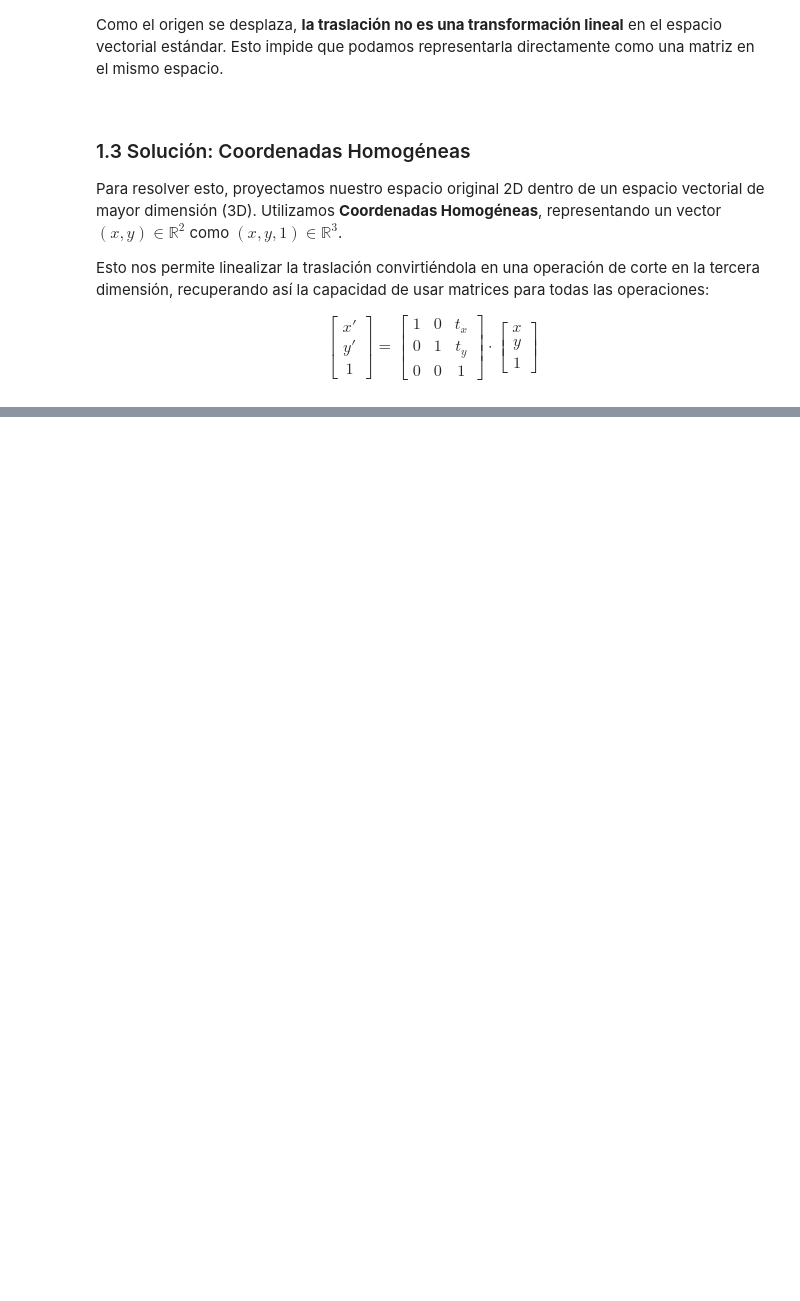
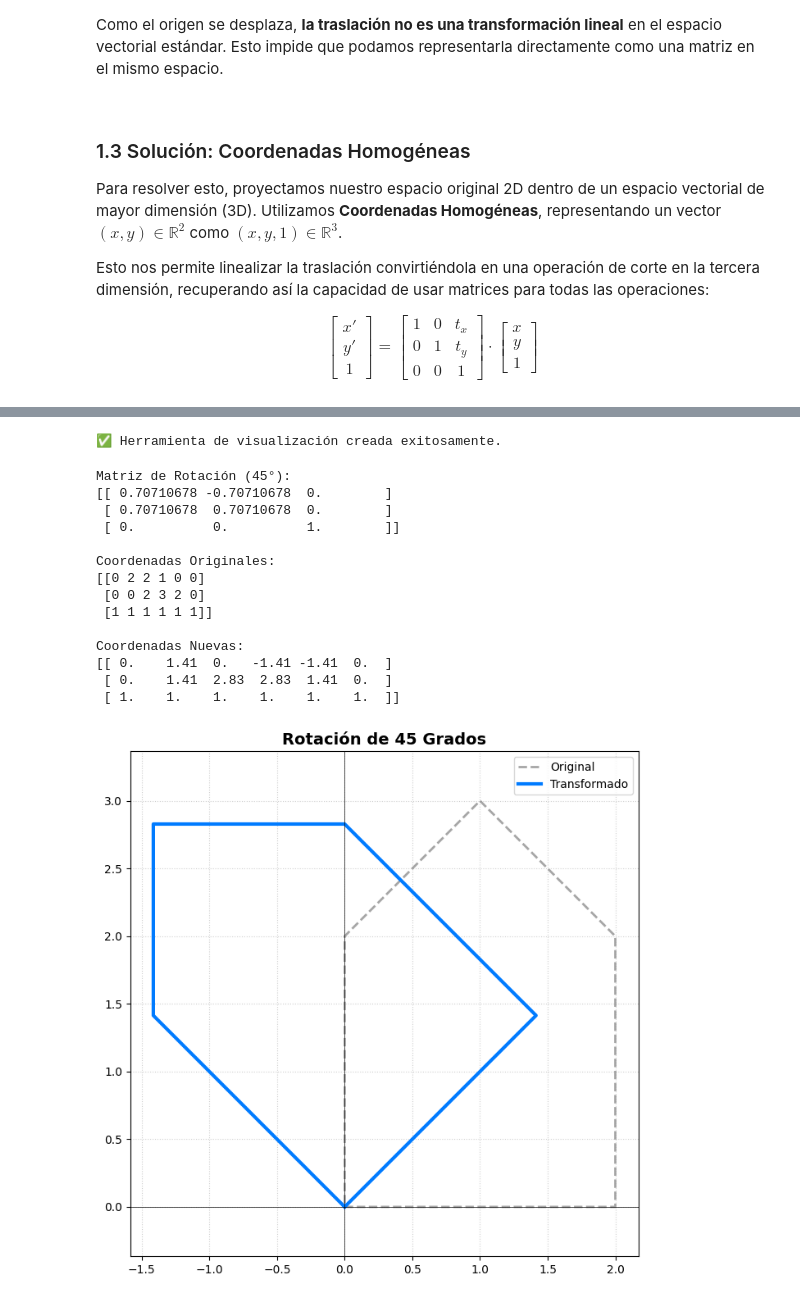
Before and after one commit to cbermell/Proyecto-Algebra-Lineal, a Jupyter notebook: Proyecto_Algebra_Lineal.ipynb, the cells around one changed output, grey strips where cells are left out. Cells and saved outputs as stored; diff of their text form; code cells hidden in the pictures; blank space fills up the shorter version.

```diff
--- a/Proyecto_Algebra_Lineal.ipynb
+++ b/Proyecto_Algebra_Lineal.ipynb
@@ -160,0 +246,13 @@ $$
+# %%
+'''
+1. DEFINICIÓN DEL OBJETO BASE (LA CASA)
+Matriz P de 3 filas x 6 columnas (repetimos el punto inicial al final para cerrar el dibujo)
+Fila 0: Coordenadas X
+Fila 1: Coordenadas Y
+Fila 2: Componente Homogéneo (siempre 1)
+'''
+P_casa = np.array([
+    [0, 2, 2, 1, 0, 0],  # X
+    [0, 0, 2, 3, 2, 0],  # Y
+    [1, 1, 1, 1, 1, 1]   # w (homogéneo)
+])
@@ -160,0 +341,65 @@ $$
+# %%
+def graficar_transformacion(P_original, P_transformada, titulo="Transformación Lineal"):
+    """
+    Función auxiliar para visualizar el objeto antes y después de la transformación.
+    """
+    plt.figure(figsize=(8, 8))
+
+    # 1. Graficar Objeto ORIGINAL (Línea punteada gris)
+    # Extraemos fila 0 (x) y fila 1 (y)
+    plt.plot(P_original[0, :], P_original[1, :],
+             linestyle='--', color='gray', alpha=0.7, linewidth=2, label='Original')
+
+    # 2. Graficar Objeto TRANSFORMADO (Línea sólida azul)
+    plt.plot(P_transformada[0, :], P_transformada[1, :],
+             color='#007bff', linewidth=3, label='Transformado')
+
+    # Decoración del gráfico
+    plt.axhline(0, color='black', linewidth=0.5) # Eje X
+    plt.axvline(0, color='black', linewidth=0.5) # Eje Y
+    plt.grid(True, linestyle=':', alpha=0.6)
+    plt.legend()
+    plt.title(titulo, fontsize=14, fontweight='bold')
+
+    # IMPORTANTE: Forzar relación de aspecto 1:1 para no distorsionar la imagen
+    plt.axis('equal')
+
+    plt.show()
+
+print("✅ Herramienta de visualización creada exitosamente.")
+# %% [output]
+✅ Herramienta de visualización creada exitosamente.
+# %%
+# EJEMPLO DE APLICACIÓN: ROTACIÓN
+
+# 1. Definir la transformación (Ej: Rotar 45 grados)
+angulo = 45
+Matriz_Rotacion = obtener_matriz_rotacion(angulo)
+
+# 2. Aplicar la transformación (Multiplicación Matricial)
+# Usamos el operador '@' que en NumPy significa multiplicación de matrices
+P_rotada = Matriz_Rotacion @ P_casa
+
+# 3. Mostrar las matrices en texto (para verificar números)
+print(f"Matriz de Rotación ({angulo}°):\n{Matriz_Rotacion}\n")
+print(f"Coordenadas Originales:\n{P_casa}\n")
+print(f"Coordenadas Nuevas:\n{np.round(P_rotada, 2)}") # Redondeamos para leer mejor
+
+# 4. Visualizar el resultado
+graficar_transformacion(P_casa, P_rotada, titulo=f"Rotación de {angulo} Grados")
+# %% [output]
+Matriz de Rotación (45°):
+[[ 0.70710678 -0.70710678  0.        ]
+ [ 0.70710678  0.70710678  0.        ]
+ [ 0.          0.          1.        ]]
+
+Coordenadas Originales:
+[[0 2 2 1 0 0]
+ [0 0 2 3 2 0]
+ [1 1 1 1 1 1]]
+
+Coordenadas Nuevas:
+[[ 0.    1.41  0.   -1.41 -1.41  0.  ]
+ [ 0.    1.41  2.83  2.83  1.41  0.  ]
+ [ 1.    1.    1.    1.    1.    1.  ]]
+[figure, added]
```
Also changed, not shown: parts of 10 cells of this notebook.
